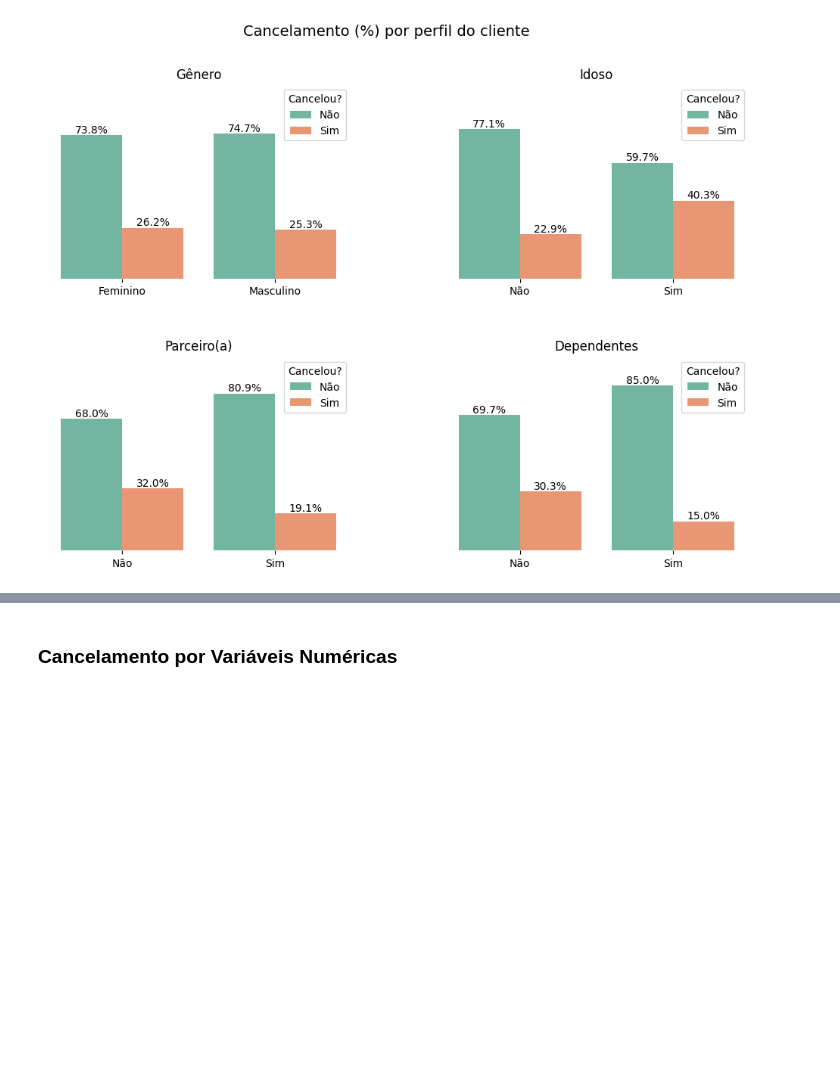
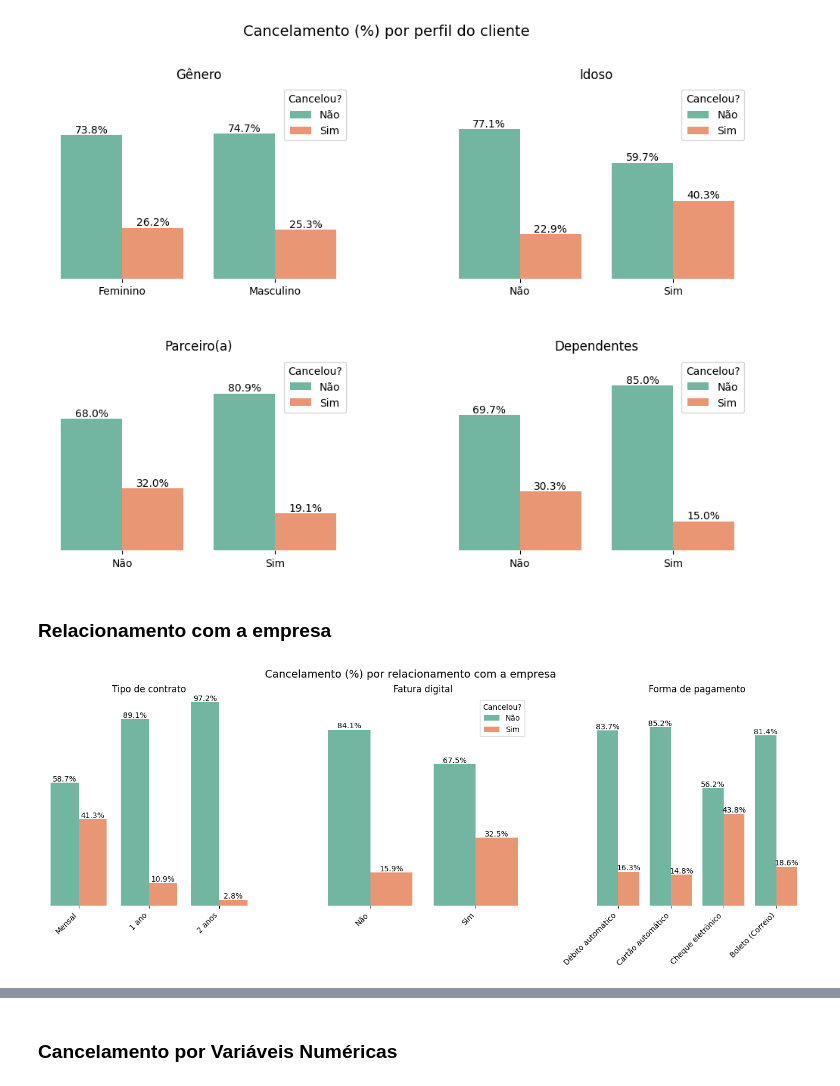
Before and after one commit to ElaiEmylleMatos/challenge-telecom-x, a Jupyter notebook: TelecomX_BR.ipynb, the cells around one changed output, grey strips where cells are left out. Drawn from its saved outputs; the diff is of its cells as text; code cells hidden in the pictures; blank space fills up the shorter version.

```diff
--- a/TelecomX_BR.ipynb
+++ b/TelecomX_BR.ipynb
@@ -260,0 +263,75 @@ plt.show()
+# %% [markdown]
+### Relacionamento com a empresa
+# %%
+# Variáveis e títulos
+vars_rel = ['Contract', 'PaperlessBilling', 'PaymentMethod']
+titles_rel = ['Tipo de contrato', 'Fatura digital', 'Forma de pagamento']
+
+# Labels mais amigáveis
+label_maps_rel = {
+    'Contract': {
+        'Month-to-month': 'Mensal',
+        'One year': '1 ano',
+        'Two year': '2 anos'
+    },
+    'PaperlessBilling': {'Yes': 'Sim', 'No': 'Não'},
+    'PaymentMethod': {
+        'Mailed check': 'Boleto (Correio)',
+        'Electronic check': 'Cheque eletrônico',
+        'Credit card (automatic)': 'Cartão automático',
+        'Bank transfer (automatic)': 'Débito automático'
+    }
+}
+
+fig, axs = plt.subplots(1, 3, figsize=(18, 5))
+fig.subplots_adjust(wspace=0.3)
+fig.suptitle('Cancelamento (%) por relacionamento com a empresa', fontsize=14)
+
+for ax, var, title in zip(axs.flatten(), vars_rel, titles_rel):
+    # Criar tabela de proporções (% de churn dentro de cada categoria)
+    prop_df = (
+        df.groupby(var)['Churn']
+          .value_counts(normalize=True)
+          .rename('proportion')
+          .reset_index()
+    )
+    # Substituir labels por mais amigáveis
+    prop_df[var] = prop_df[var].map(label_maps_rel[var])
+
+    # Plot com ordem fixa de churn
+    sns.barplot(
+        data=prop_df,
+        x=var,
+        y='proportion',
+        hue='Churn',
+        hue_order=['No','Yes'],   # garante ordem fixa
+        palette='Set2',
+        ax=ax
+    )
+
+    ax.set_title(title)
+    ax.set_xlabel('')
+    ax.set_ylabel('')
+    ax.set_ylim(0, 1)
+    ax.yaxis.set_visible(False)
+
+    ax.set_xticklabels(ax.get_xticklabels(), rotation=45, ha='right')
+
+    # Ajustar legenda com labels amigáveis (só na primeira coluna pra não repetir)
+    if ax == axs[1]:
+        handles, labels = ax.get_legend_handles_labels()
+        ax.legend(handles, ['Não', 'Sim'], title='Cancelou?', loc='upper right')
+    else:
+        ax.get_legend().remove()
+
+    # Tirar as caixas (spines)
+    for spine in ax.spines.values():
+        spine.set_visible(False)
+
+    # Add labels com % em cada barra
+    for container in ax.containers:
+        ax.bar_label(container, fmt='{:.1%}')
+
+plt.show()
+# %% [output]
+[figure, added]
```
Also changed, not shown: parts of 8 cells of this notebook.
